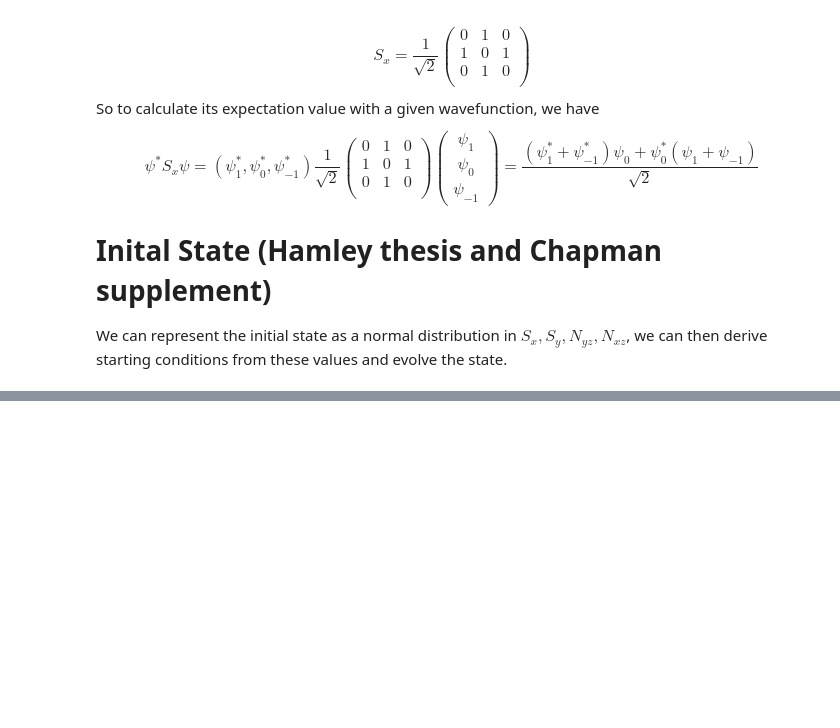
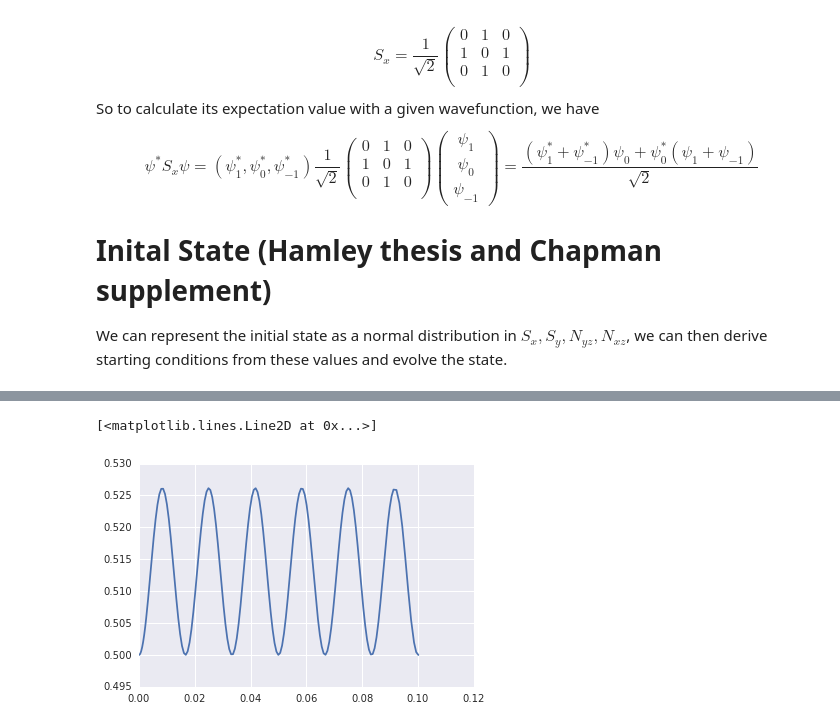
Before and after one commit to ZachGlassman/MySpinorSim, a Jupyter notebook: MeanField/SMA Spinor Oscillations.ipynb, the cells around one changed output, grey strips where cells are left out. Saved outputs shown, nothing was run; the diff lists cells and outputs as text; code cells hidden in the pictures; blank space fills up the shorter version.

```diff
--- a/MeanField/SMA Spinor Oscillations.ipynb
+++ b/MeanField/SMA Spinor Oscillations.ipynb
@@ -172,0 +347,10 @@ plt.hist(N * (msqr(state[:,2]).real-msqr(state[:,0]).real),bins = 100);
+# %%
+tfinal = .1
+q = -9.86084
+c = 2*np.pi*30
+N = 10000
+data =  solve_system_adapt([.5,1/np.sqrt(2),.5])
+plt.plot(data[:,0].real,(np.conj(data[:,2])*data[:,2]).real)
+# %% [output]
+[<matplotlib.lines.Line2D at 0x...>]
+[figure, added]
```
Also changed, not shown: parts of 21 cells of this notebook, 11 other files.
